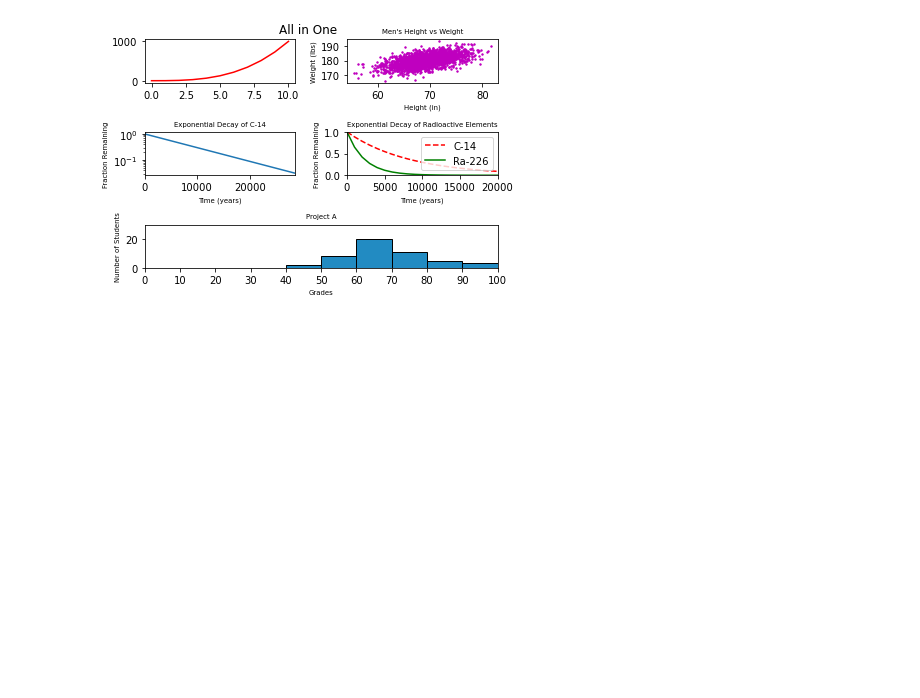
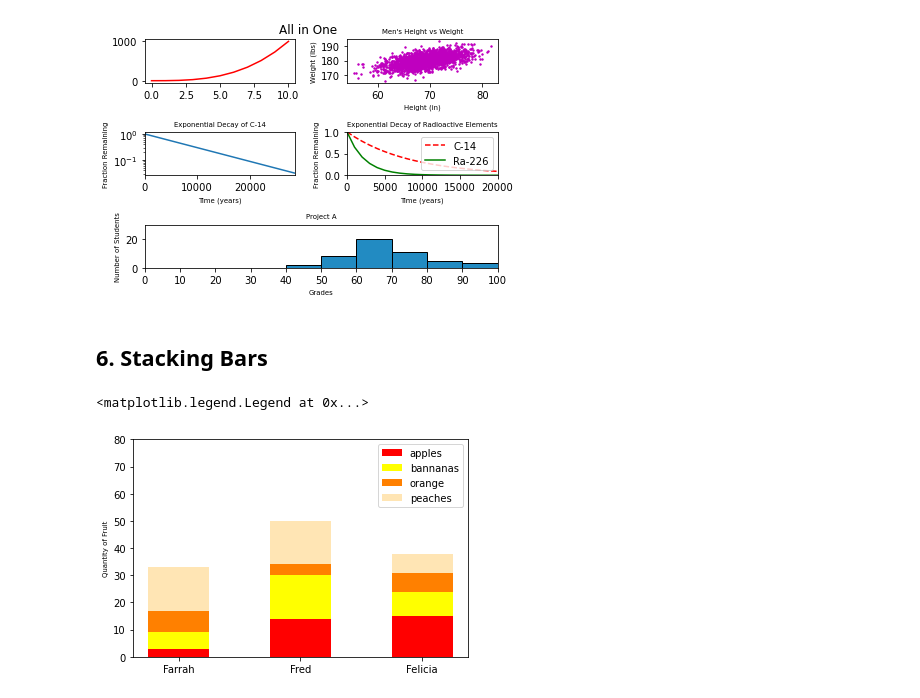
Before and after one commit to ralexrivero/_hbtnml, a Jupyter notebook: math/0x01-plotting/0x01-plotting.ipynb, the cells around one changed output. Cells and saved outputs as stored; diff of their text form; code cells hidden in the pictures; blank space fills up the shorter version.

```diff
--- a/math/0x01-plotting/0x01-plotting.ipynb
+++ b/math/0x01-plotting/0x01-plotting.ipynb
@@ -228,3 +228,32 @@ plt.suptitle('All in One')
 # %% [output]
 Text(0.5, 0.98, 'All in One')
 [figure]
+# %% [markdown]
+##  6. Stacking Bars
+# %%
+import numpy as np
+import matplotlib.pyplot as plt
+
+np.random.seed(5)
+fruit = np.random.randint(0, 20, (4,3))
+# %%
+people = ['Farrah', 'Fred', 'Felicia']
+prod = ['apples', 'bannanas', 'orange', 'peaches']
+color = ['r', 'k', '#ff8000', '#ffe5b4']
+width = 0.5
+
+fig, ax = plt.subplots()
+
+p1 = ax.bar(people, fruit[0], width, label='apples', color='r')
+p2 = ax.bar(people, fruit[1], width, bottom=fruit[0],
+            label='bannanas', color='yellow')
+p3 = ax.bar(people, fruit[2], width, bottom=fruit[0]+fruit[1],
+            label='orange', color='#ff8000')
+p4 = ax.bar(people, fruit[3], width, bottom=fruit[0]+fruit[1]+fruit[2],
+            label='peaches', color='#ffe5b4')
+ax.set_ylabel('Quantity of Fruit')
+ax.set_ylim(0, 80)
+ax.legend()
+# %% [output]
+<matplotlib.legend.Legend at 0x...>
+[figure, added]
```
Also changed, not shown: 1 other file.
